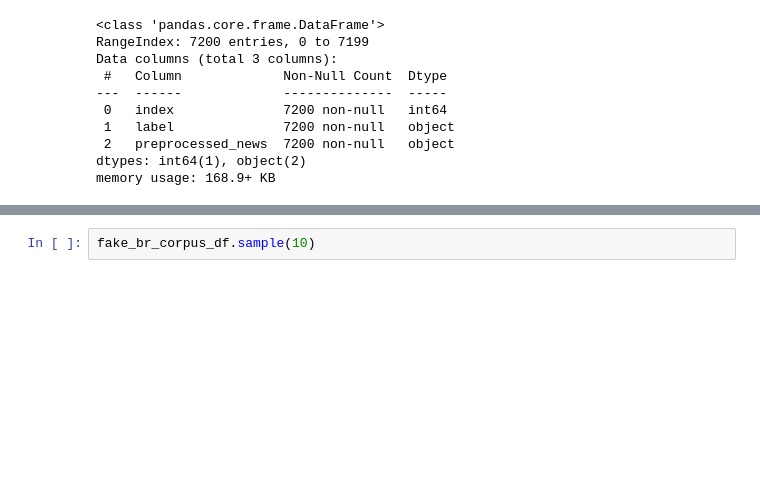
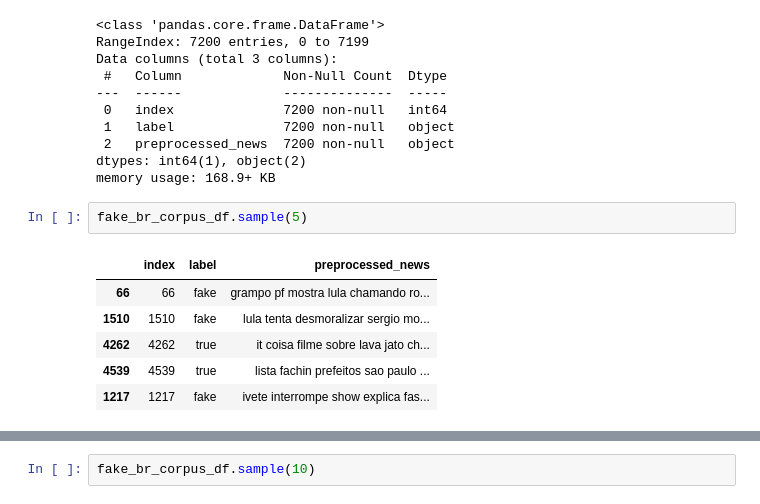
Before and after one commit to khanhnguyen02311/Fake-news-detection-summarization, a Jupyter notebook: source-code/test.ipynb, the cells around one changed output, grey strips where cells are left out. Cells and saved outputs as stored; diff of their text form; blank space fills up the shorter version.

```diff
--- a/source-code/test.ipynb
+++ b/source-code/test.ipynb
@@ -57,3 +63,12 @@ Data columns (total 3 columns):
  2   preprocessed_news  7200 non-null   object
 dtypes: int64(1), object(2)
 memory usage: 168.9+ KB
+# %%
+fake_br_corpus_df.sample(5)
+# %% [output]
+|  | index | label | preprocessed_news |
+| 66 | 66 | fake | grampo pf mostra lula chamando ro... |
+| 1510 | 1510 | fake | lula tenta desmoralizar sergio mo... |
+| 4262 | 4262 | true | it coisa filme sobre lava jato ch... |
+| 4539 | 4539 | true | lista fachin prefeitos sao paulo ... |
+| 1217 | 1217 | fake | ivete interrompe show explica fas... |
```
Also changed, not shown: parts of 29 cells of this notebook, 2 other files.
